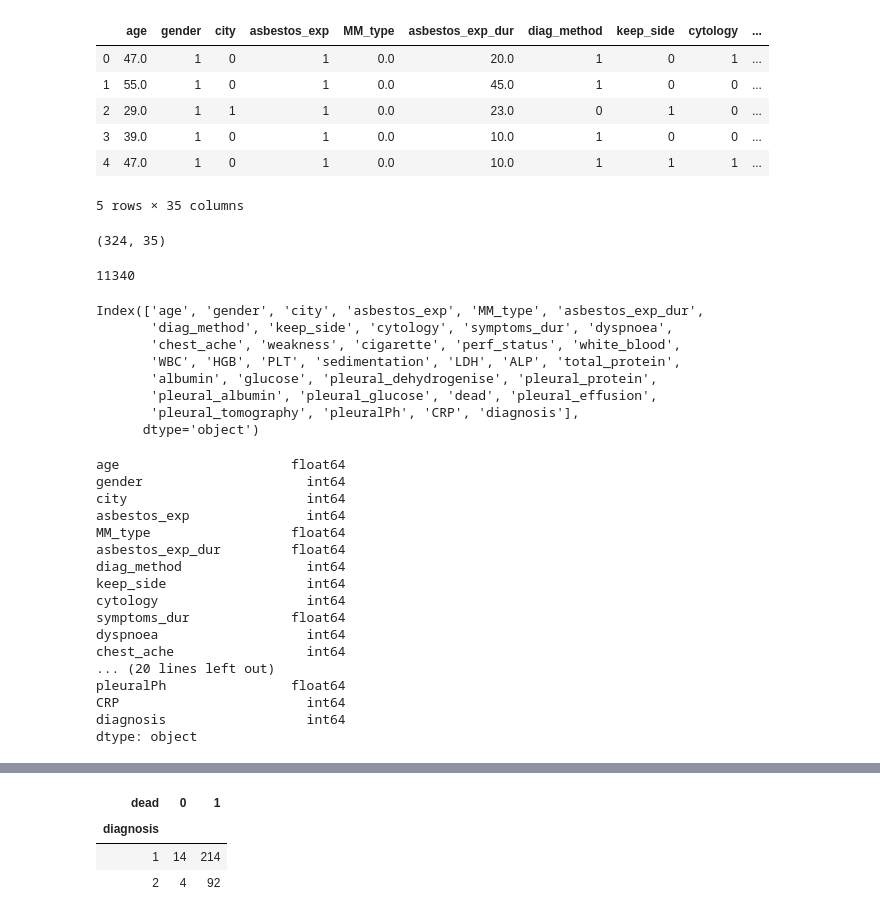
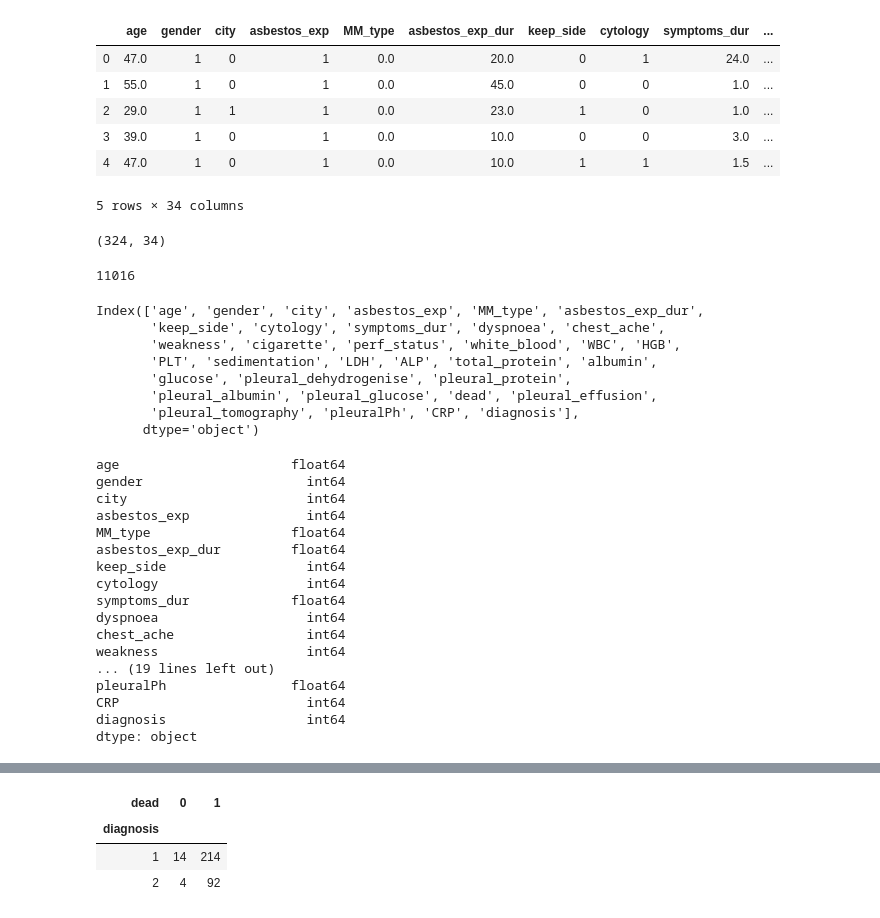
Before and after one commit to romanelgff/ml-mesothelioma, a Jupyter notebook: code.ipynb, the cells around one changed output, grey strips where cells are left out. Drawn from its saved outputs; the diff is of its cells as text; code cells hidden in the pictures.

```diff
--- a/code.ipynb
+++ b/code.ipynb
@@ -22,33 +47,34 @@ os.getcwd()
 # %%
 df = pd.read_excel("mesothelioma_dataset.xlsx")
+df = df.drop(columns = ["diag_method"]) # variable correlee avec la variable explicative donc a enlever (d'apres Valérie)
 df.head()
 # %% [output]
-|  | age | gender | city | asbestos_exp | MM_type | asbestos_exp_dur | diag_method | keep_side | cytology | ... |
-| 0 | 47.0 | 1 | 0 | 1 | 0.0 | 20.0 | 1 | 0 | 1 | ... |
-| 1 | 55.0 | 1 | 0 | 1 | 0.0 | 45.0 | 1 | 0 | 0 | ... |
-| 2 | 29.0 | 1 | 1 | 1 | 0.0 | 23.0 | 0 | 1 | 0 | ... |
-| 3 | 39.0 | 1 | 0 | 1 | 0.0 | 10.0 | 1 | 0 | 0 | ... |
-| 4 | 47.0 | 1 | 0 | 1 | 0.0 | 10.0 | 1 | 1 | 1 | ... |
+|  | age | gender | city | asbestos_exp | MM_type | asbestos_exp_dur | keep_side | cytology | symptoms_dur | ... |
+| 0 | 47.0 | 1 | 0 | 1 | 0.0 | 20.0 | 0 | 1 | 24.0 | ... |
+| 1 | 55.0 | 1 | 0 | 1 | 0.0 | 45.0 | 0 | 0 | 1.0 | ... |
+| 2 | 29.0 | 1 | 1 | 1 | 0.0 | 23.0 | 1 | 0 | 1.0 | ... |
+| 3 | 39.0 | 1 | 0 | 1 | 0.0 | 10.0 | 0 | 0 | 3.0 | ... |
+| 4 | 47.0 | 1 | 0 | 1 | 0.0 | 10.0 | 1 | 1 | 1.5 | ... |
-5 rows × 35 columns
+5 rows × 34 columns
 # %%
 # dimensions
 df.shape
 # %% [output]
-(324, 35)
+(324, 34)
 # %%
 # nombre total d'éléments
 df.size
 # %% [output]
-11340
+11016
 # %%
 # noms des colonnes
 df.columns
 # %% [output]
 Index(['age', 'gender', 'city', 'asbestos_exp', 'MM_type', 'asbestos_exp_dur',
-       'diag_method', 'keep_side', 'cytology', 'symptoms_dur', 'dyspnoea',
-       'chest_ache', 'weakness', 'cigarette', 'perf_status', 'white_blood',
-       'WBC', 'HGB', 'PLT', 'sedimentation', 'LDH', 'ALP', 'total_protein',
-       'albumin', 'glucose', 'pleural_dehydrogenise', 'pleural_protein',
+       'keep_side', 'cytology', 'symptoms_dur', 'dyspnoea', 'chest_ache',
+       'weakness', 'cigarette', 'perf_status', 'white_blood', 'WBC', 'HGB',
+       'PLT', 'sedimentation', 'LDH', 'ALP', 'total_protein', 'albumin',
+       'glucose', 'pleural_dehydrogenise', 'pleural_protein',
        'pleural_albumin', 'pleural_glucose', 'dead', 'pleural_effusion',
        'pleural_tomography', 'pleuralPh', 'CRP', 'diagnosis'],
       dtype='object')
@@ -62,13 +88,13 @@ city                       int64
 asbestos_exp               int64
 MM_type                  float64
 asbestos_exp_dur         float64
-diag_method                int64
 keep_side                  int64
 cytology                   int64
 symptoms_dur             float64
 dyspnoea                   int64
 chest_ache                 int64
-... (20 lines left out)
+weakness                   int64
+... (19 lines left out)
 pleuralPh                float64
 CRP                        int64
 diagnosis                  int64
```
Also changed, not shown: parts of 9 cells of this notebook.
